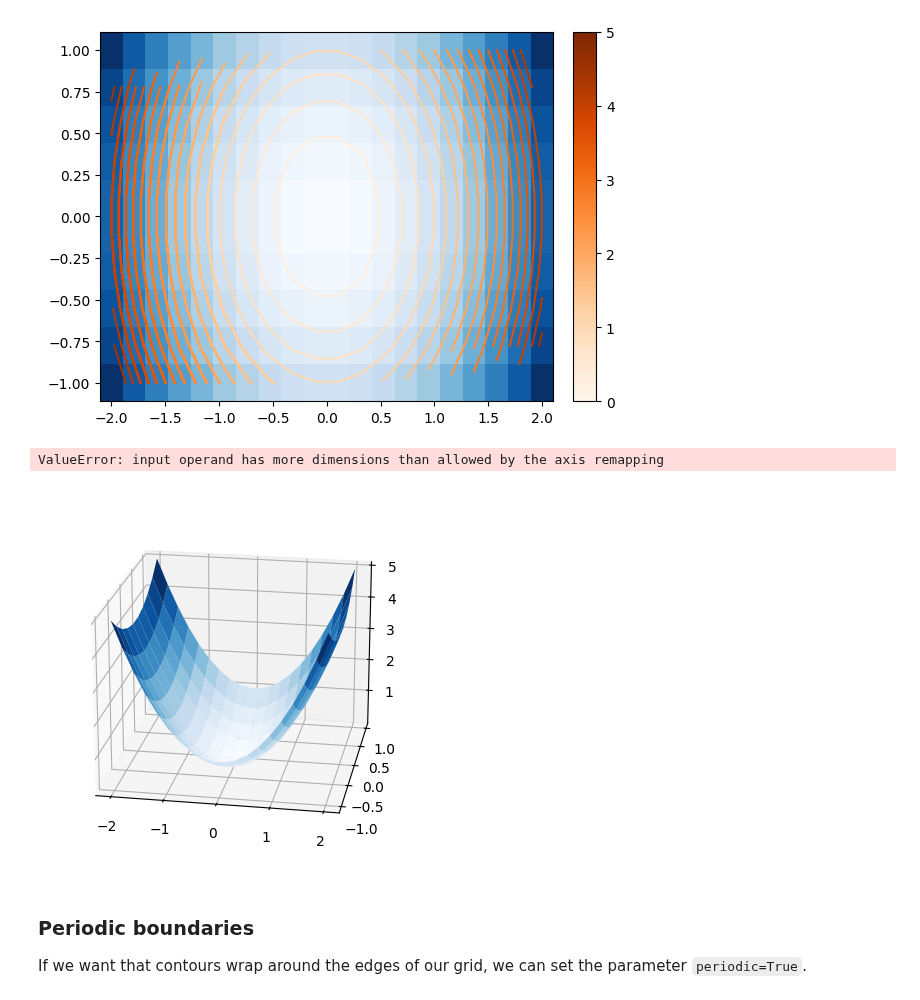
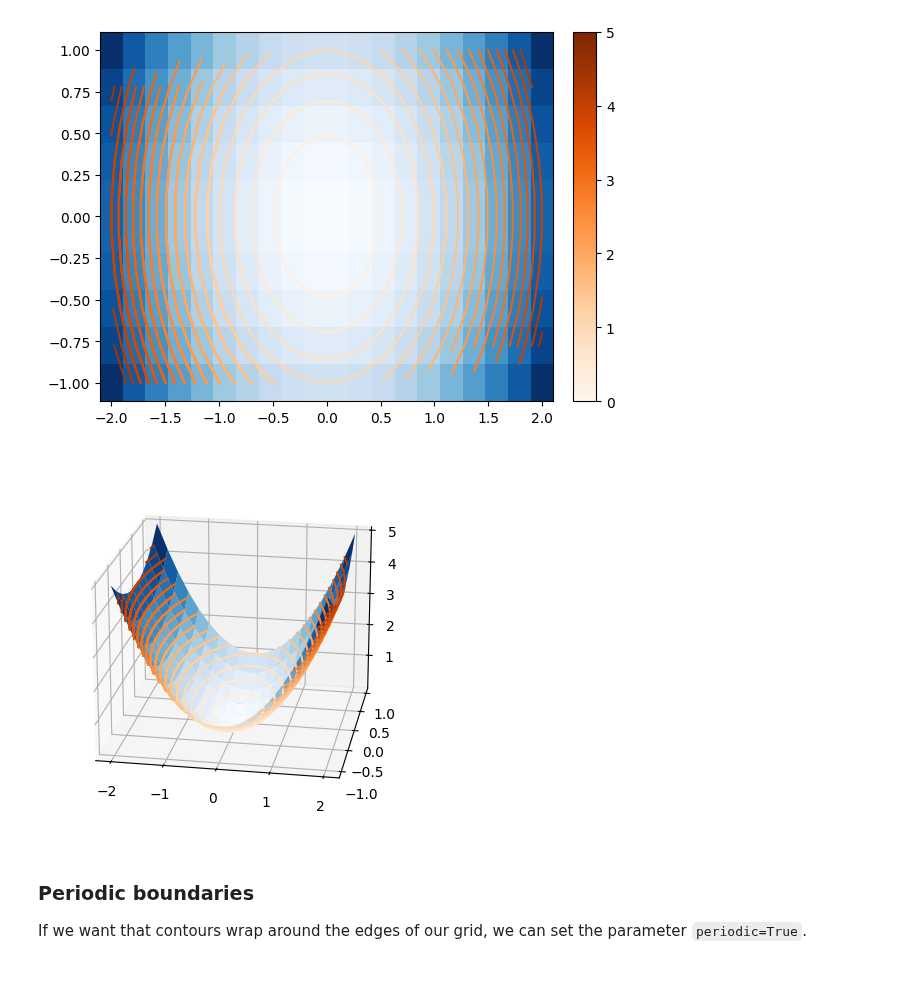
Before and after one commit to piskunow/fermi-contours, a Jupyter notebook: docs/tutorial.ipynb, the cells around one changed output. Cells and saved outputs as stored; diff of their text form; code cells hidden in the pictures.

```diff
--- a/docs/tutorial.ipynb
+++ b/docs/tutorial.ipynb
@@ -155,25 +135,24 @@ ax.pcolormesh(X, Y, squares.grid_values.T, cmap="Blues");
 # %%
 fig, ax = plt.subplots(subplot_kw=dict(projection='3d', computed_zorder=False))
 
 X, Y = np.meshgrid(*squares.grid_points)
 ax.plot_surface(X, Y, squares.grid_values.T, alpha=1, cmap="Blues")
 ax.view_init(azim=-80, elev=20)
 
 n = len(levels_open)
 color_list = plt.cm.Oranges(np.linspace(0, 1, n))
 
 cmap = plt.cm.Oranges
 norm = colors.Normalize(vmin=levels_open[0], vmax=levels_open[-1])
 
-for i, (level, contours_per_level) in enumerate(zip(levels, contours)):
+for i, (level, contours_per_level) in enumerate(zip(levels_open, contours_open)):
     for contour in contours_per_level:
         if len(contour) > 0:
             _x, _y = np.array(contour)[None, :].T
             _z = np.ones(len(_x))[:, None] * level
             ax.plot(_x, _y, _z, color=color_list[i])
 # %% [output]
-ValueError: input operand has more dimensions than allowed by the axis remapping
-[figure, old version]
+[figure, new version]
 # %% [markdown]
 
 
```
Also changed, not shown: parts of 1 cell of this notebook.
